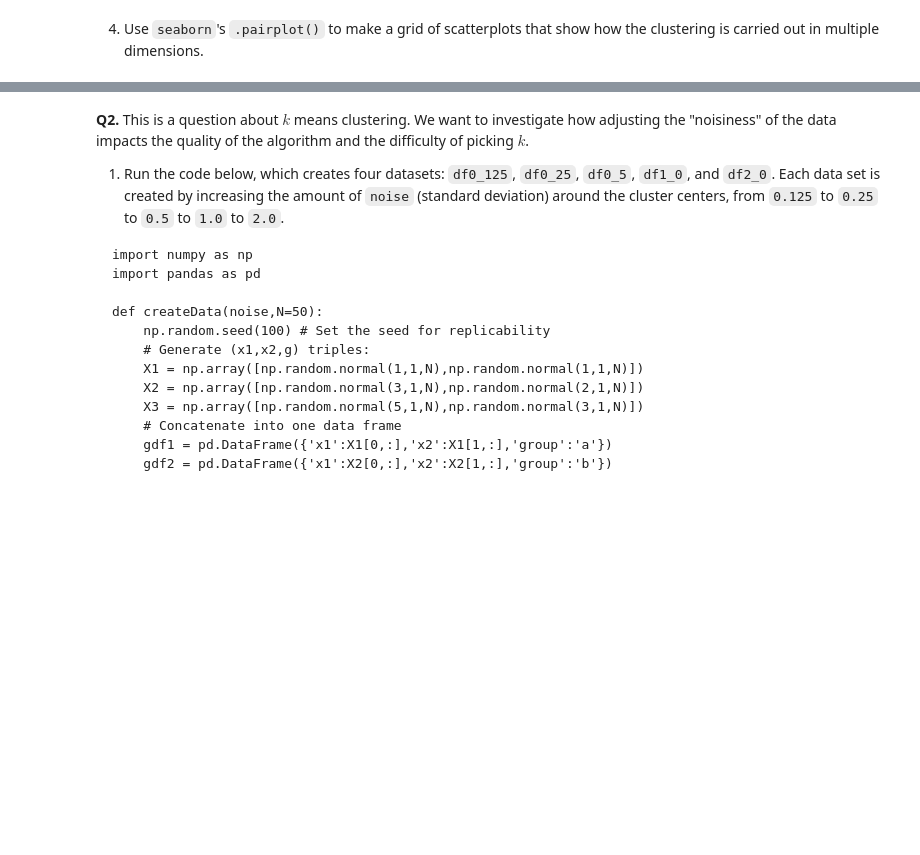
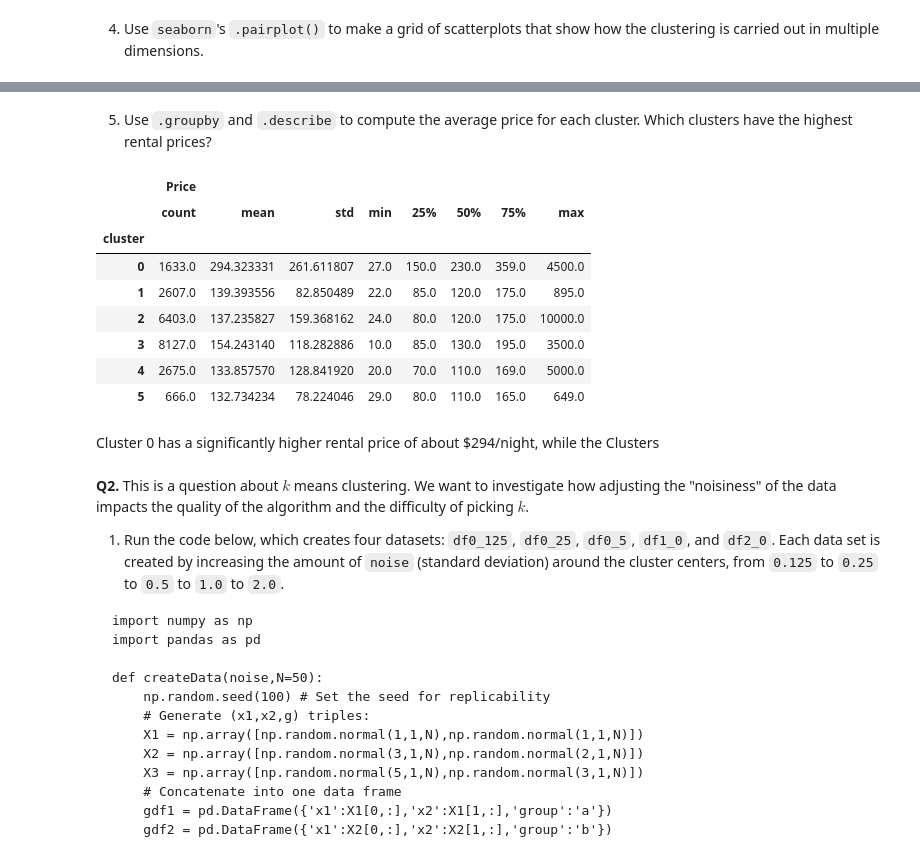
Before and after one commit to kelseymatsik/kmc, a Jupyter notebook: assignment_kmc.ipynb, the cells around one changed output, grey strips where cells are left out. Saved outputs shown, nothing was run; the diff lists cells and outputs as text; code cells hidden in the pictures; blank space fills up the shorter version.

```diff
--- a/assignment_kmc.ipynb
+++ b/assignment_kmc.ipynb
@@ -181,3 +180,21 @@ sns.pairplot(data=Z, hue='cluster')
+# %% [markdown]
+5. Use `.groupby` and `.describe` to compute the average price for each cluster. Which clusters have the highest rental prices?
+# %%
+X['cluster'] = model.labels_ # Add cluster column to df with 'Price'
+
+X[['Price', 'cluster']].groupby('cluster').describe()
+# %% [output]
+|  | Price |  |  |  |  |  |  |  |
+|  | count | mean | std | min | 25% | 50% | 75% | max |
+| cluster |  |  |  |  |  |  |  |  |
+| 0 | 1633.0 | 294.323331 | 261.611807 | 27.0 | 150.0 | 230.0 | 359.0 | 4500.0 |
+| 1 | 2607.0 | 139.393556 | 82.850489 | 22.0 | 85.0 | 120.0 | 175.0 | 895.0 |
+| 2 | 6403.0 | 137.235827 | 159.368162 | 24.0 | 80.0 | 120.0 | 175.0 | 10000.0 |
+| 3 | 8127.0 | 154.243140 | 118.282886 | 10.0 | 85.0 | 130.0 | 195.0 | 3500.0 |
+| 4 | 2675.0 | 133.857570 | 128.841920 | 20.0 | 70.0 | 110.0 | 169.0 | 5000.0 |
+| 5 | 666.0 | 132.734234 | 78.224046 | 29.0 | 80.0 | 110.0 | 165.0 | 649.0 |
+# %% [markdown]
+Cluster 0 has a significantly higher rental price of about $294/night, while the Clusters
 # %% [markdown]
 **Q2.** This is a question about $k$ means clustering. We want to investigate how adjusting the "noisiness" of the data impacts the quality of the algorithm and the difficulty of picking $k$.
 
```
Also changed, not shown: parts of 4 cells of this notebook.
